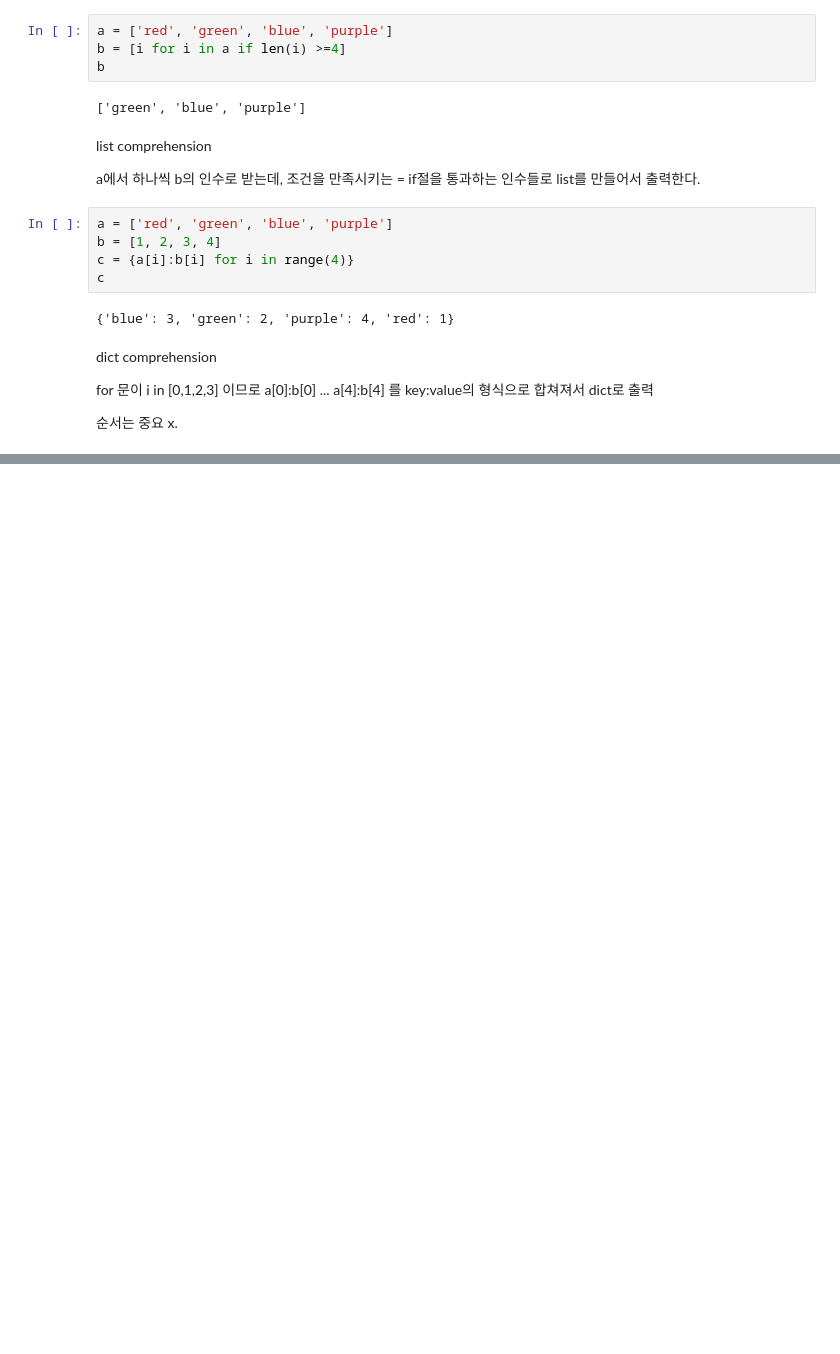
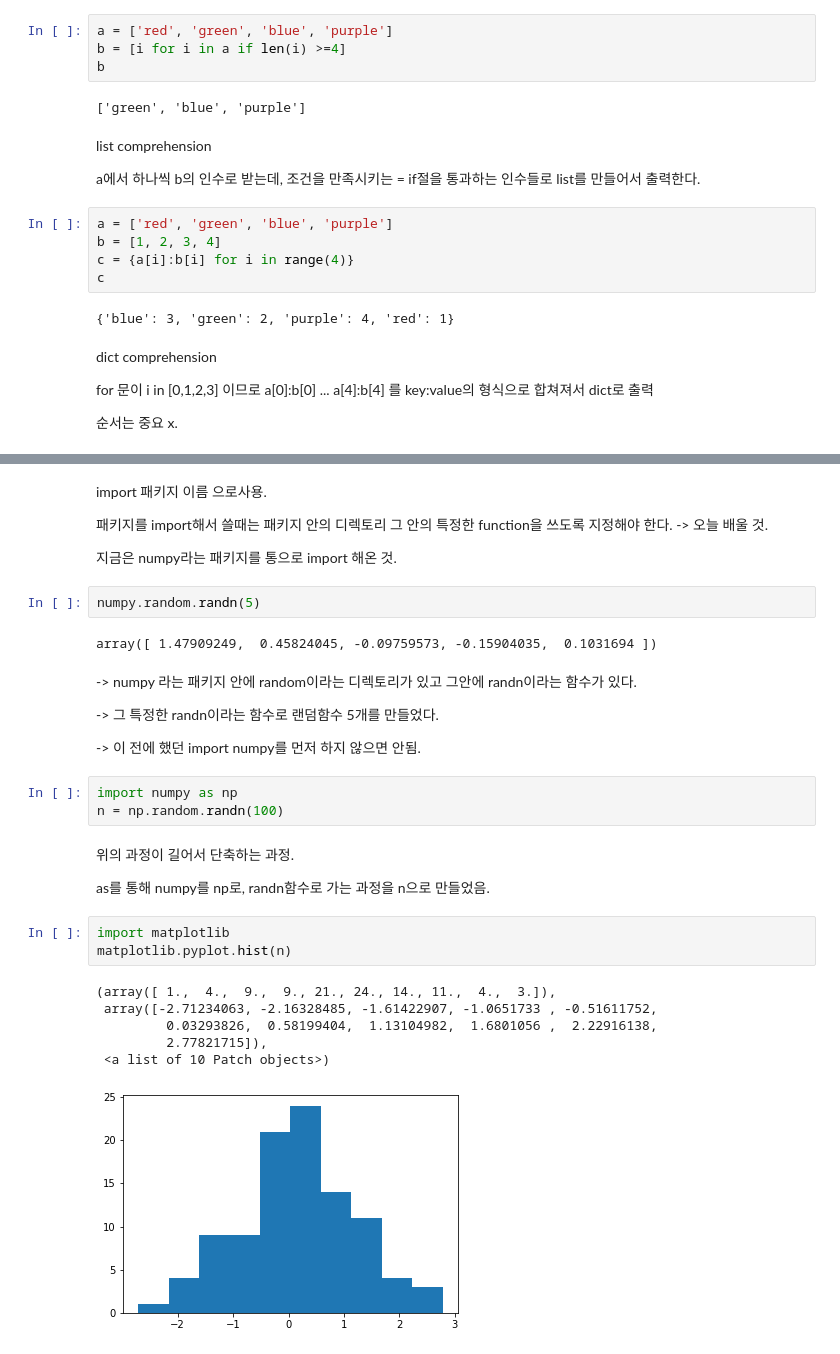
Before and after one commit to JHPark767/Class2022Spring, a Jupyter notebook: 20220316.ipynb, the cells around one changed output, grey strips where cells are left out. Saved outputs shown, nothing was run; the diff lists cells and outputs as text; blank space fills up the shorter version.

```diff
--- a/20220316.ipynb
+++ b/20220316.ipynb
@@ -449,0 +468,33 @@ for 문이 i in [0,1,2,3] 이므로 a[0]:b[0] ... a[4]:b[4] 를 key:value의 형
+# %% [markdown]
+import 패키지 이름 으로사용.
+
+패키지를 import해서 쓸때는 패키지 안의 디렉토리 그 안의 특정한 function을 쓰도록 지정해야 한다. -> 오늘 배울 것.
+
+지금은 numpy라는 패키지를 통으로 import 해온 것.
+# %%
+numpy.random.randn(5)
+# %% [output]
+array([ 1.47909249,  0.45824045, -0.09759573, -0.15904035,  0.1031694 ])
+# %% [markdown]
+-> numpy 라는 패키지 안에 random이라는 디렉토리가 있고 그안에 randn이라는 함수가 있다.
+
+-> 그 특정한 randn이라는 함수로 랜덤함수 5개를 만들었다.
+
+-> 이 전에 했던 import numpy를 먼저 하지 않으면 안됨.
+# %%
+import numpy as np
+n = np.random.randn(100)
+# %% [markdown]
+위의 과정이 길어서 단축하는 과정.
+
+as를 통해 numpy를 np로, randn함수로 가는 과정을 n으로 만들었음.
+# %%
+import matplotlib
+matplotlib.pyplot.hist(n)
+# %% [output]
+(array([ 1.,  4.,  9.,  9., 21., 24., 14., 11.,  4.,  3.]),
+ array([-2.71234063, -2.16328485, -1.61422907, -1.0651733 , -0.51611752,
+         0.03293826,  0.58199404,  1.13104982,  1.6801056 ,  2.22916138,
+         2.77821715]),
+ <a list of 10 Patch objects>)
+[figure, added]
```
Also changed, not shown: parts of 12 cells of this notebook.
